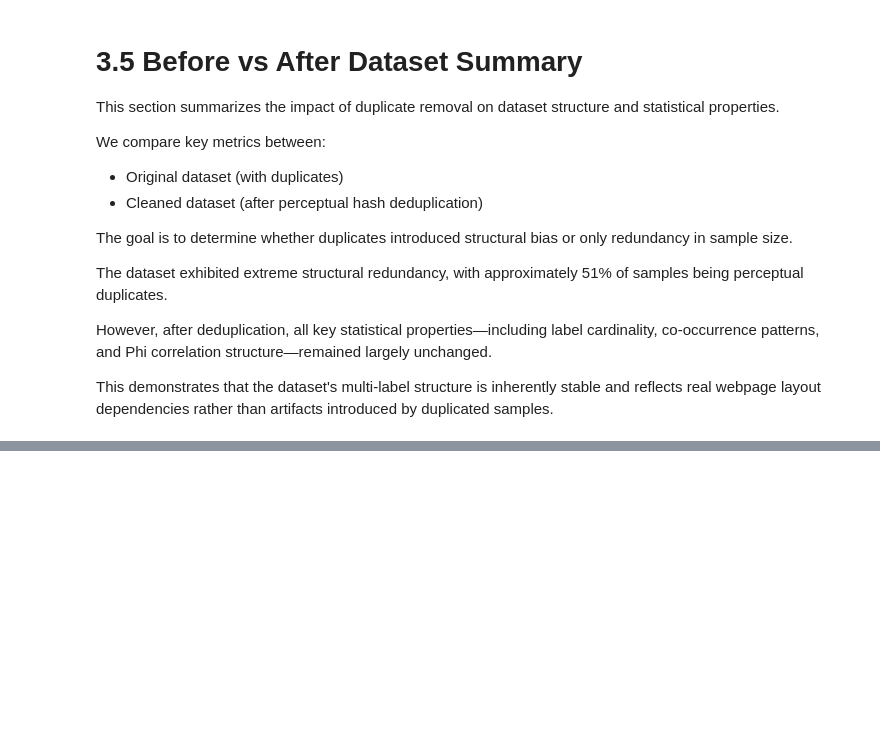
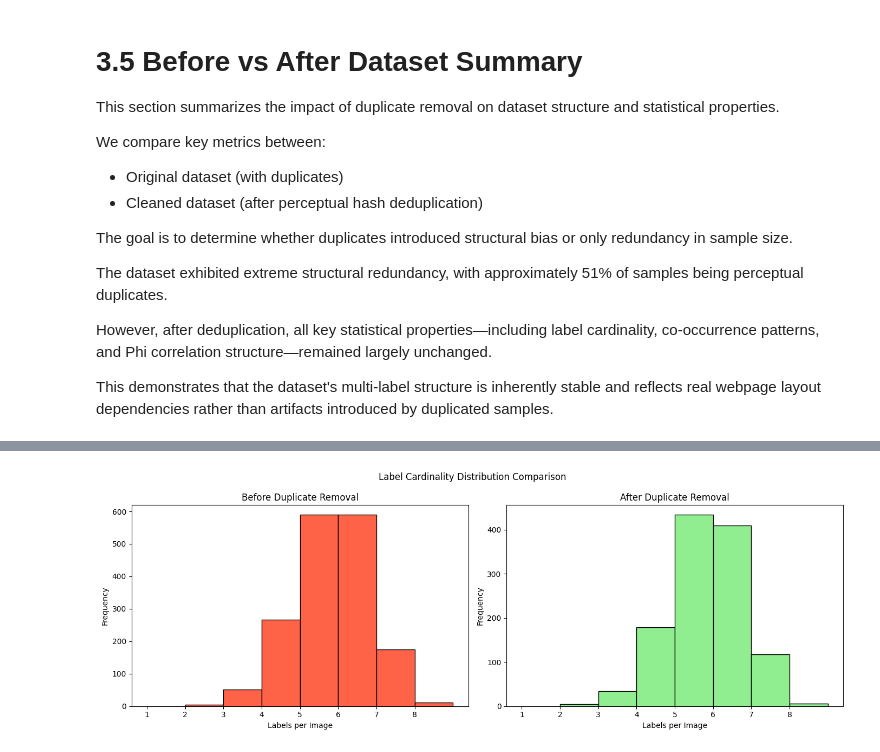
Before and after one commit to AnindyaChakravarty/Multi-label_Image_Classification, a Jupyter notebook: DM.ipynb, the cells around one changed output, grey strips where cells are left out. Saved outputs shown, nothing was run; the diff lists cells and outputs as text; code cells hidden in the pictures; blank space fills up the shorter version.

```diff
--- a/DM.ipynb
+++ b/DM.ipynb
@@ -543,6 +545,8 @@ plt.grid(alpha=0.3)
 
 plt.tight_layout()
 plt.show()
+
+old_labels_per_image = labels_per_image
 # %% [output]
 [figure]
 # %% [markdown]
@@ -1432,0 +1477,23 @@ This demonstrates that the dataset's multi-label structure is inherently stable
+# %%
+fig, axes = plt.subplots(1, 2, figsize=(14, 5))
+
+# BEFORE CLEANING
+axes[0].hist(old_labels_per_image, bins=range(1,10), color='tomato',edgecolor="black")
+axes[0].set_title("Before Duplicate Removal")
+axes[0].set_xlabel("Labels per Image")
+axes[0].set_ylabel("Frequency")
+axes[0].set_xticks(range(1,9))
+
+# AFTER CLEANING
+axes[1].hist(clean_df["label_count"], bins=range(1,10),color='lightgreen', edgecolor="black")
+axes[1].set_title("After Duplicate Removal")
+axes[1].set_xlabel("Labels per Image")
+axes[1].set_ylabel("Frequency")
+axes[1].set_xticks(range(1,9))
+
+
+plt.suptitle("Label Cardinality Distribution Comparison")
+plt.tight_layout()
+plt.show()
+# %% [output]
+[figure, added]
```
Also changed, not shown: parts of 5 cells of this notebook.
